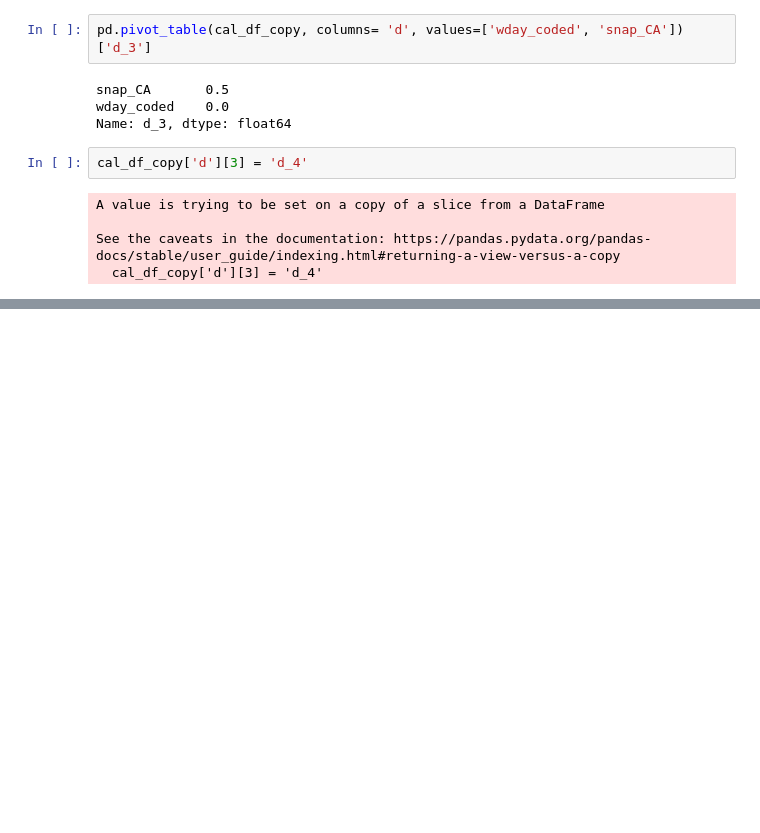
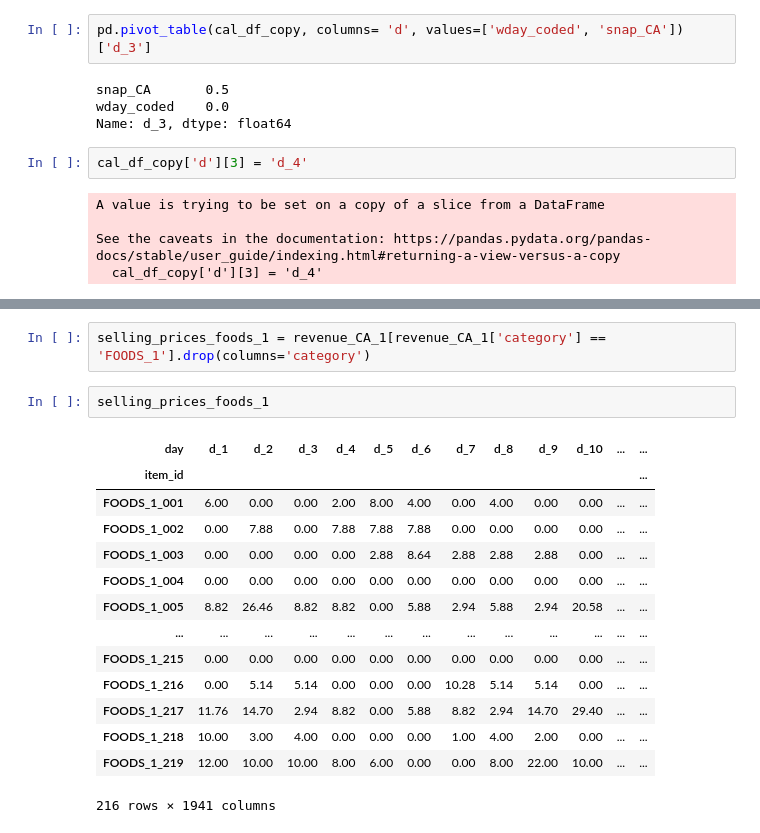
Before and after one commit to krishnans14/Joinhowdy_projects, a Jupyter notebook: M5_Competition_EDA.ipynb, the cells around one changed output, grey strips where cells are left out. Drawn from its saved outputs; the diff is of its cells as text; blank space fills up the shorter version.

```diff
--- a/M5_Competition_EDA.ipynb
+++ b/M5_Competition_EDA.ipynb
@@ -1135,0 +1235,19 @@ Update: 28 Jan 2021
+# %%
+selling_prices_foods_1 = revenue_CA_1[revenue_CA_1['category'] == 'FOODS_1'].drop(columns='category')
+# %%
+selling_prices_foods_1
+# %% [output]
+| day | d_1 | d_2 | d_3 | d_4 | d_5 | d_6 | d_7 | d_8 | d_9 | d_10 | ... | ... |
+| item_id |  |  |  |  |  |  |  |  |  |  |  | ... |
+| FOODS_1_001 | 6.00 | 0.00 | 0.00 | 2.00 | 8.00 | 4.00 | 0.00 | 4.00 | 0.00 | 0.00 | ... | ... |
+| FOODS_1_002 | 0.00 | 7.88 | 0.00 | 7.88 | 7.88 | 7.88 | 0.00 | 0.00 | 0.00 | 0.00 | ... | ... |
+| FOODS_1_003 | 0.00 | 0.00 | 0.00 | 0.00 | 2.88 | 8.64 | 2.88 | 2.88 | 2.88 | 0.00 | ... | ... |
+| FOODS_1_004 | 0.00 | 0.00 | 0.00 | 0.00 | 0.00 | 0.00 | 0.00 | 0.00 | 0.00 | 0.00 | ... | ... |
+| FOODS_1_005 | 8.82 | 26.46 | 8.82 | 8.82 | 0.00 | 5.88 | 2.94 | 5.88 | 2.94 | 20.58 | ... | ... |
+| ... | ... | ... | ... | ... | ... | ... | ... | ... | ... | ... | ... | ... |
+| FOODS_1_215 | 0.00 | 0.00 | 0.00 | 0.00 | 0.00 | 0.00 | 0.00 | 0.00 | 0.00 | 0.00 | ... | ... |
+| FOODS_1_216 | 0.00 | 5.14 | 5.14 | 0.00 | 0.00 | 0.00 | 10.28 | 5.14 | 5.14 | 0.00 | ... | ... |
+| FOODS_1_217 | 11.76 | 14.70 | 2.94 | 8.82 | 0.00 | 5.88 | 8.82 | 2.94 | 14.70 | 29.40 | ... | ... |
+| FOODS_1_218 | 10.00 | 3.00 | 4.00 | 0.00 | 0.00 | 0.00 | 1.00 | 4.00 | 2.00 | 0.00 | ... | ... |
+| FOODS_1_219 | 12.00 | 10.00 | 10.00 | 8.00 | 6.00 | 0.00 | 0.00 | 8.00 | 22.00 | 10.00 | ... | ... |
+216 rows × 1941 columns
```
Also changed, not shown: parts of 24 cells of this notebook.
